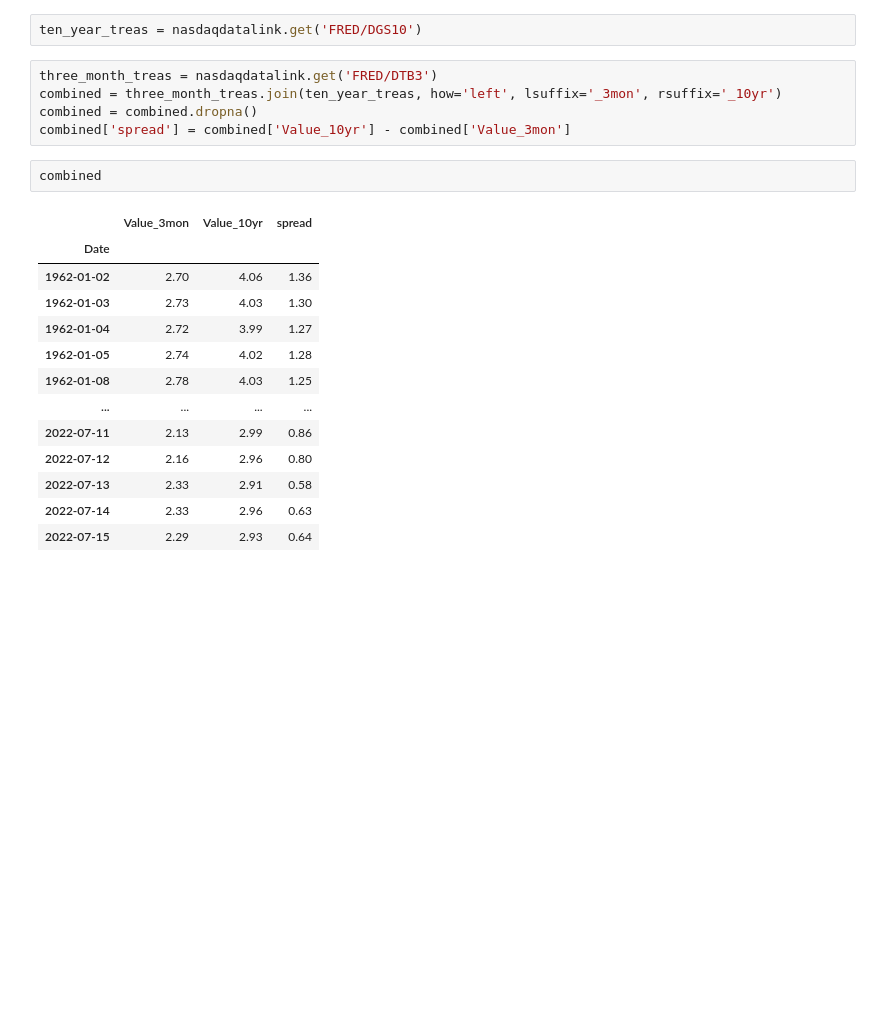
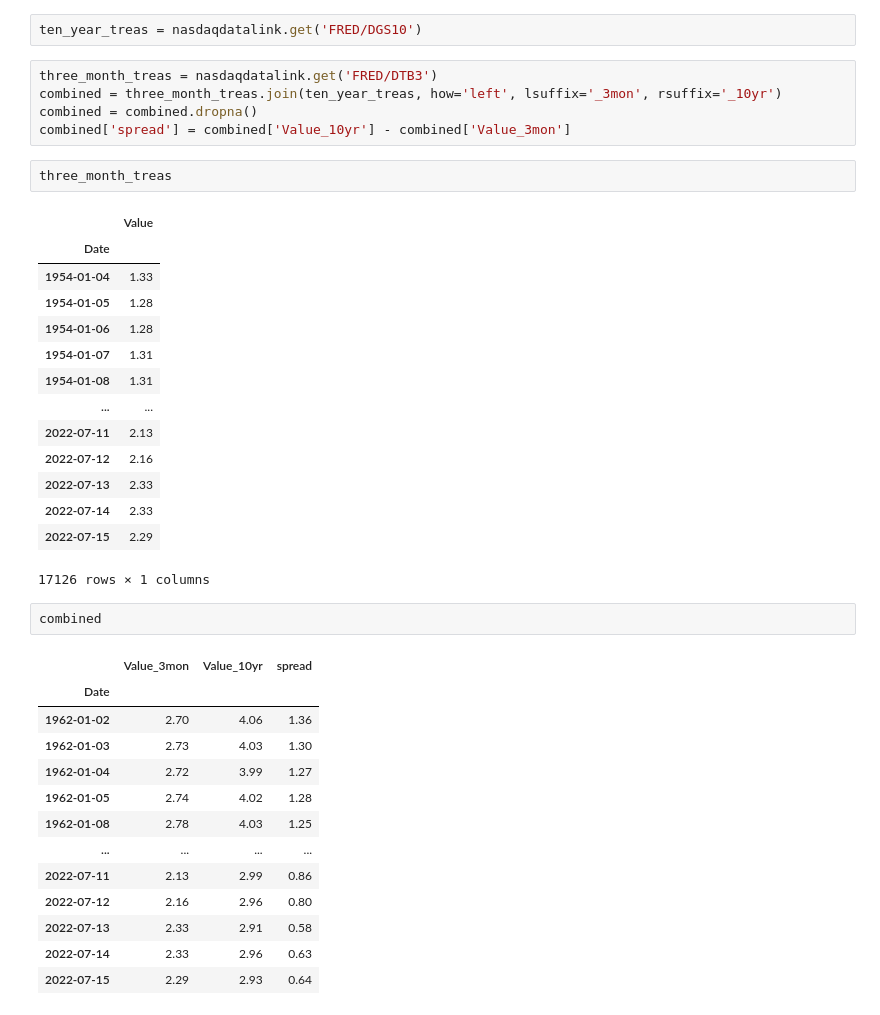
Before and after one commit to Janst1000/RecessionPredictor, a Jupyter notebook: data_cleaning.ipynb, the cells around one changed output. Saved outputs shown, nothing was run; the diff lists cells and outputs as text; blank space fills up the shorter version.

```diff
--- a/data_cleaning.ipynb
+++ b/data_cleaning.ipynb
@@ -35,6 +35,23 @@ three_month_treas = nasdaqdatalink.get('FRED/DTB3')
 combined = three_month_treas.join(ten_year_treas, how='left', lsuffix='_3mon', rsuffix='_10yr')
 combined = combined.dropna()
 combined['spread'] = combined['Value_10yr'] - combined['Value_3mon']
+# %%
+three_month_treas
+# %% [output]
+|  | Value |
+| Date |  |
+| 1954-01-04 | 1.33 |
+| 1954-01-05 | 1.28 |
+| 1954-01-06 | 1.28 |
+| 1954-01-07 | 1.31 |
+| 1954-01-08 | 1.31 |
+| ... | ... |
+| 2022-07-11 | 2.13 |
+| 2022-07-12 | 2.16 |
+| 2022-07-13 | 2.33 |
+| 2022-07-14 | 2.33 |
+| 2022-07-15 | 2.29 |
+17126 rows × 1 columns
 # %%
 combined
 # %% [output]
```
Also changed, not shown: parts of 10 cells of this notebook.
